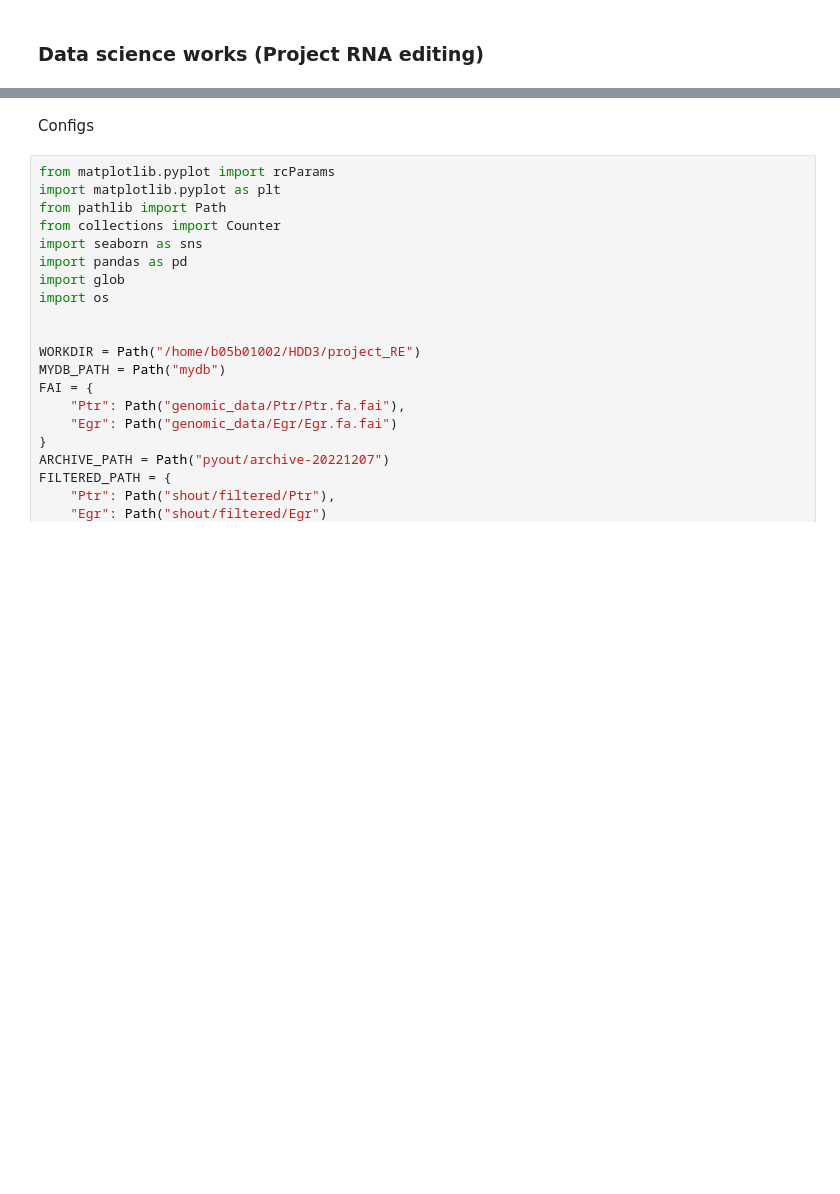
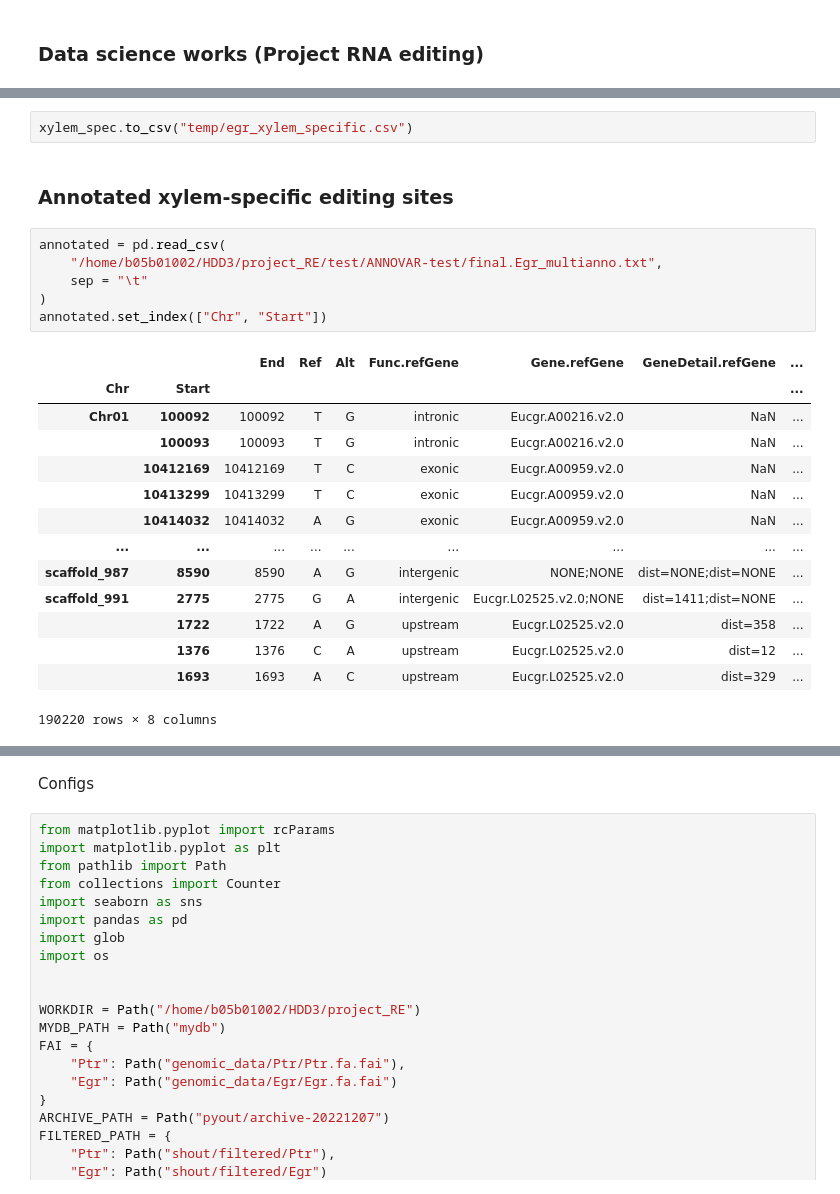
Before and after one commit to jerry955071/project_RE, a Jupyter notebook: notebooks/DataScience.ipynb, the cells around one changed output, grey strips where cells are left out. Drawn from its saved outputs; the diff is of its cells as text; blank space fills up the shorter version.

```diff
--- a/notebooks/DataScience.ipynb
+++ b/notebooks/DataScience.ipynb
@@ -2,0 +105,25 @@
+# %%
+xylem_spec.to_csv("temp/egr_xylem_specific.csv")
+# %% [markdown]
+### Annotated xylem-specific editing sites
+# %%
+annotated = pd.read_csv(
+    "/home/b05b01002/HDD3/project_RE/test/ANNOVAR-test/final.Egr_multianno.txt",
+    sep = "\t"
+)
+annotated.set_index(["Chr", "Start"])
+# %% [output]
+|  |  | End | Ref | Alt | Func.refGene | Gene.refGene | GeneDetail.refGene | ... |
+| Chr | Start |  |  |  |  |  |  | ... |
+| Chr01 | 100092 | 100092 | T | G | intronic | Eucgr.A00216.v2.0 | NaN | ... |
+|  | 100093 | 100093 | T | G | intronic | Eucgr.A00216.v2.0 | NaN | ... |
+|  | 10412169 | 10412169 | T | C | exonic | Eucgr.A00959.v2.0 | NaN | ... |
+|  | 10413299 | 10413299 | T | C | exonic | Eucgr.A00959.v2.0 | NaN | ... |
+|  | 10414032 | 10414032 | A | G | exonic | Eucgr.A00959.v2.0 | NaN | ... |
+| ... | ... | ... | ... | ... | ... | ... | ... | ... |
+| scaffold_987 | 8590 | 8590 | A | G | intergenic | NONE;NONE | dist=NONE;dist=NONE | ... |
+| scaffold_991 | 2775 | 2775 | G | A | intergenic | Eucgr.L02525.v2.0;NONE | dist=1411;dist=NONE | ... |
+|  | 1722 | 1722 | A | G | upstream | Eucgr.L02525.v2.0 | dist=358 | ... |
+|  | 1376 | 1376 | C | A | upstream | Eucgr.L02525.v2.0 | dist=12 | ... |
+|  | 1693 | 1693 | A | C | upstream | Eucgr.L02525.v2.0 | dist=329 | ... |
+190220 rows × 8 columns
```
Also changed, not shown: parts of 18 cells of this notebook, 25 other files.
